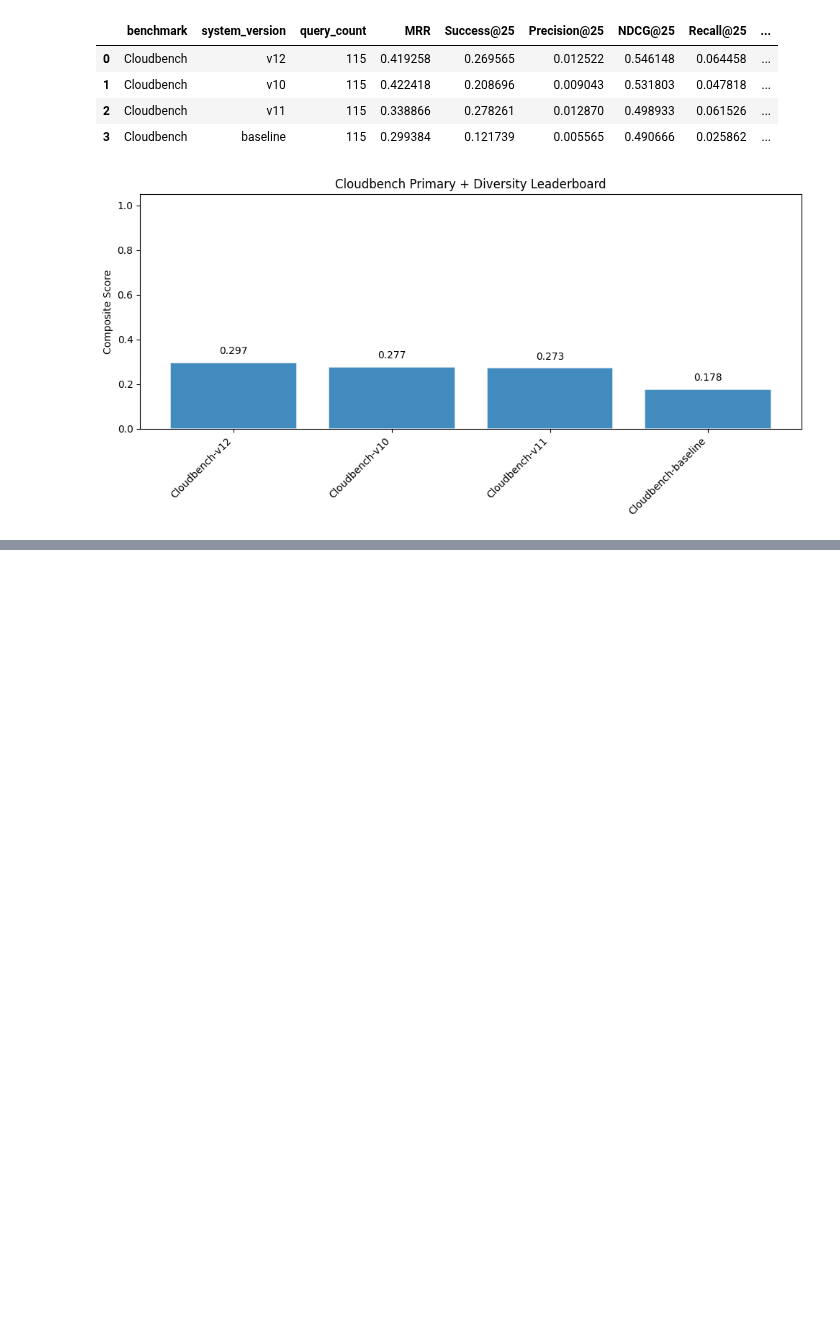
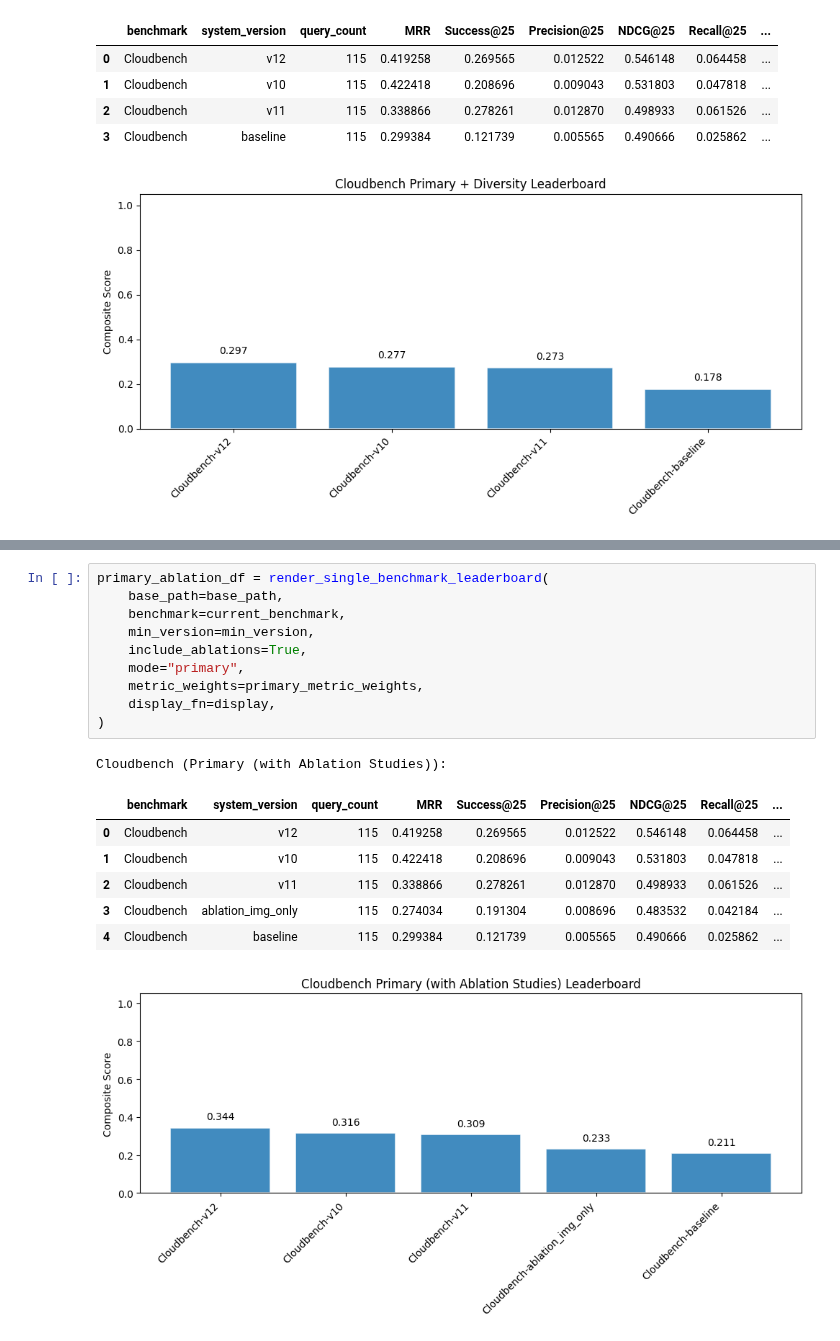
Before and after one commit to waggle-sensor/sage-nrp-image-search, a Jupyter notebook: benchmarking/benchmarks/Cloudbench/results/leaderboard.ipynb, the cells around one changed output, grey strips where cells are left out. Drawn from its saved outputs; the diff is of its cells as text; blank space fills up the shorter version.

Commit message:
added a new section that includes the leaderboard with ablation studies

```diff
--- a/benchmarking/benchmarks/Cloudbench/results/leaderboard.ipynb
+++ b/benchmarking/benchmarks/Cloudbench/results/leaderboard.ipynb
@@ -92,0 +100,19 @@ Cloudbench (Primary + Diversity):
+# %%
+primary_ablation_df = render_single_benchmark_leaderboard(
+    base_path=base_path,
+    benchmark=current_benchmark,
+    min_version=min_version,
+    include_ablations=True,
+    mode="primary",
+    metric_weights=primary_metric_weights,
+    display_fn=display,
+)
+# %% [output]
+Cloudbench (Primary (with Ablation Studies)):
+|  | benchmark | system_version | query_count | MRR | Success@25 | Precision@25 | NDCG@25 | Recall@25 | ... |
+| 0 | Cloudbench | v12 | 115 | 0.419258 | 0.269565 | 0.012522 | 0.546148 | 0.064458 | ... |
+| 1 | Cloudbench | v10 | 115 | 0.422418 | 0.208696 | 0.009043 | 0.531803 | 0.047818 | ... |
+| 2 | Cloudbench | v11 | 115 | 0.338866 | 0.278261 | 0.012870 | 0.498933 | 0.061526 | ... |
+| 3 | Cloudbench | ablation_img_only | 115 | 0.274034 | 0.191304 | 0.008696 | 0.483532 | 0.042184 | ... |
+| 4 | Cloudbench | baseline | 115 | 0.299384 | 0.121739 | 0.005565 | 0.490666 | 0.025862 | ... |
+[figure, added]
```
Also changed, not shown: parts of 2 cells of this notebook, 6 other files.
